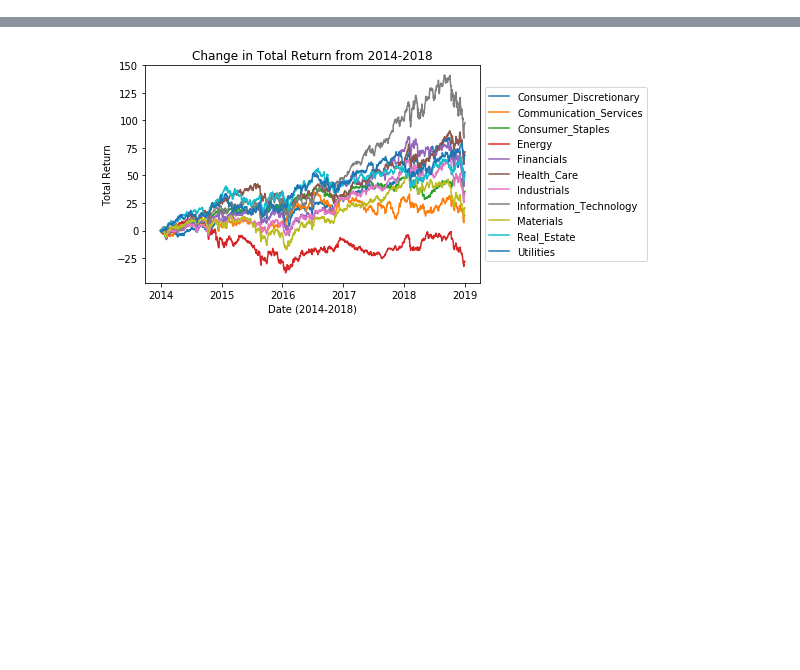
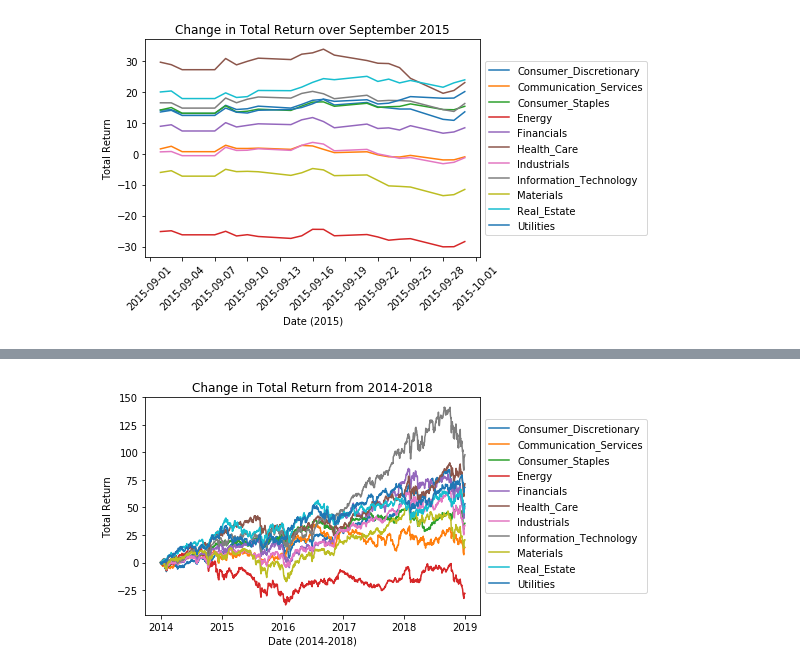
Before and after one commit to nancyculley/Little_Data_Project_1, a Jupyter notebook: 2015.ipynb, the cells around one changed output, grey strips where cells are left out. Cells and saved outputs as stored; diff of their text form; code cells hidden in the pictures; blank space fills up the shorter version.

```diff
--- a/2015.ipynb
+++ b/2015.ipynb
@@ -67,0 +113,21 @@ plt.show()
+# %%
+#September 2015
+
+sp1500['Date'] = pd.to_datetime(sp1500['Date'])
+
+sp1500_september = sp1500[(sp1500['Date'] > '9/1/2015') & (sp1500['Date'] <= '9/30/2015')]
+sp1500_september = sp1500_september.reset_index(drop = True)
+# %%
+#September 2015 graph
+
+for x in range(1, 12):
+   plt.plot(sp1500_september['Date'], sp1500_september.iloc[:,x])
+plt.legend()
+plt.ylabel('Total Return')
+plt.xlabel('Date (2015)')
+plt.title('Change in Total Return over September 2015')
+plt.legend(loc='center left', bbox_to_anchor=(1.0, 0.5))
+plt.xticks(rotation = 45)
+plt.show()
+# %% [output]
+[figure, added]
```
Also changed, not shown: parts of 14 cells of this notebook.
